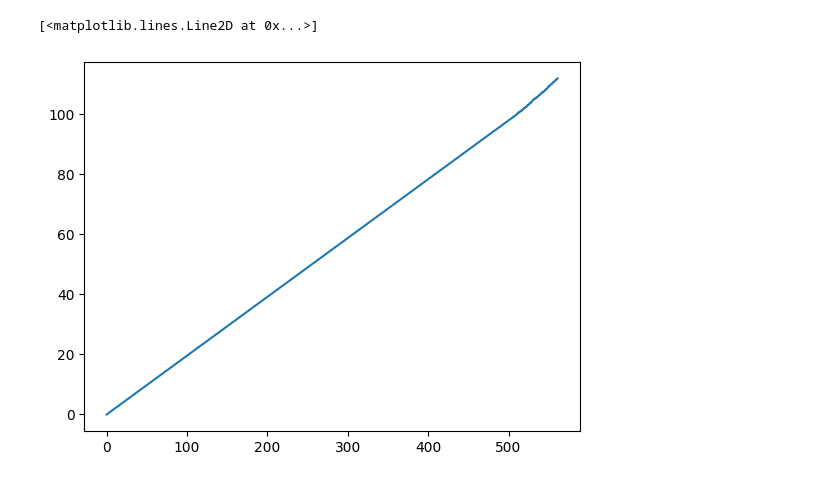
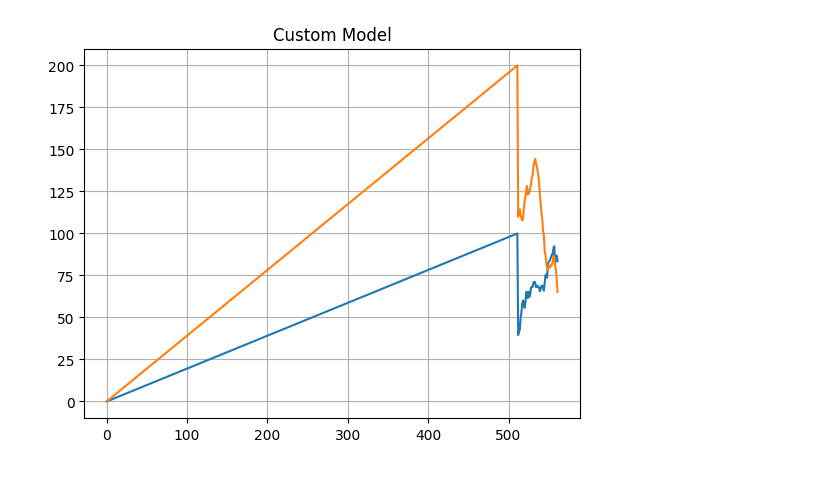
Before and after one commit to amir-elahi/chronos-forecasting, a Jupyter notebook: modelStruct.ipynb, the cells around one changed output. Cells and saved outputs as stored; diff of their text form; code cells hidden in the pictures.

```diff
--- a/modelStruct.ipynb
+++ b/modelStruct.ipynb
@@ -216,0 +189,23 @@ token_ids = token_ids[:, :-1]
+# %%
+import src.chronos.chronos
+import importlib
+importlib.reload(src.chronos.chronos)
+
+import torch
+
+
+context1 = torch.linspace(0, 100, 512).unsqueeze(0)
+context2 = (context1.clone()[0,:]*2).unsqueeze(0)
+context = torch.cat((context1, context2), dim=0)
+
+print('context shape',context.shape)
+
+token_ids, attention_mask, scale = (
+    pipeline.tokenizer.context_input_transform(context)
+)
+
+print('token_ids shape',token_ids.shape)
+print('attention_mask shape',attention_mask.shape)
+
+context = pipeline._prepare_and_validate_context(context=context)
+print('context shape after prepare and validate',context.shape)
@@ -217,44 +267,49 @@ token_ids = token_ids[:, :-1]
 # %%
-predictions_from_original_model = []
+predictions_from_custom_model = []
 remaining = 50
 
 while remaining > 0:
     token_ids, attention_mask, scale = pipeline.tokenizer.context_input_transform(
         context
     )
-    samples = original_model.generate(
+    samples = custom_model.generate(
                 input_ids=token_ids,
                 attention_mask=attention_mask,
                 min_new_tokens=50,
                 max_new_tokens=50,
                 do_sample=True,
                 num_return_sequences=1,
                 eos_token_id=pipeline.model.config.eos_token_id,
                 pad_token_id=pipeline.model.config.pad_token_id)
 
+    samples = samples[..., 1:]
+    samples = samples.reshape(token_ids.size(0), 1, -1)
+
     prediction = pipeline.tokenizer.output_transform(
         samples.to(scale.device), scale
     )
 
-    predictions_from_original_model.append(prediction)
+    predictions_from_custom_model.append(prediction)
     remaining -= prediction.shape[-1]
 
     if remaining <= 0:
         break
 
     context = torch.cat(
         [context, prediction.median(dim=1).values], dim=-1
     )
 
 
 
-data_custom_to_plot = torch.concat((context,predictions_from_original_model[0][0,:,1:]),dim=1).squeeze(0).tolist()
+data_custom_to_plot = torch.concat((context,predictions_from_custom_model[0][:,0,:]),dim=1)
 
 
 import matplotlib.pyplot as plt
 import numpy as np
 data_custom_to_plot = np.array(data_custom_to_plot)
-plt.plot(data_custom_to_plot)
+plt.plot(data_custom_to_plot[0,:])
+plt.plot(data_custom_to_plot[1,:])
+plt.title("Custom Model")
+plt.grid()
 # %% [output]
-[<matplotlib.lines.Line2D at 0x...>]
-[figure, old version]
+[figure, new version]
```
Also changed, not shown: parts of 13 cells of this notebook.
